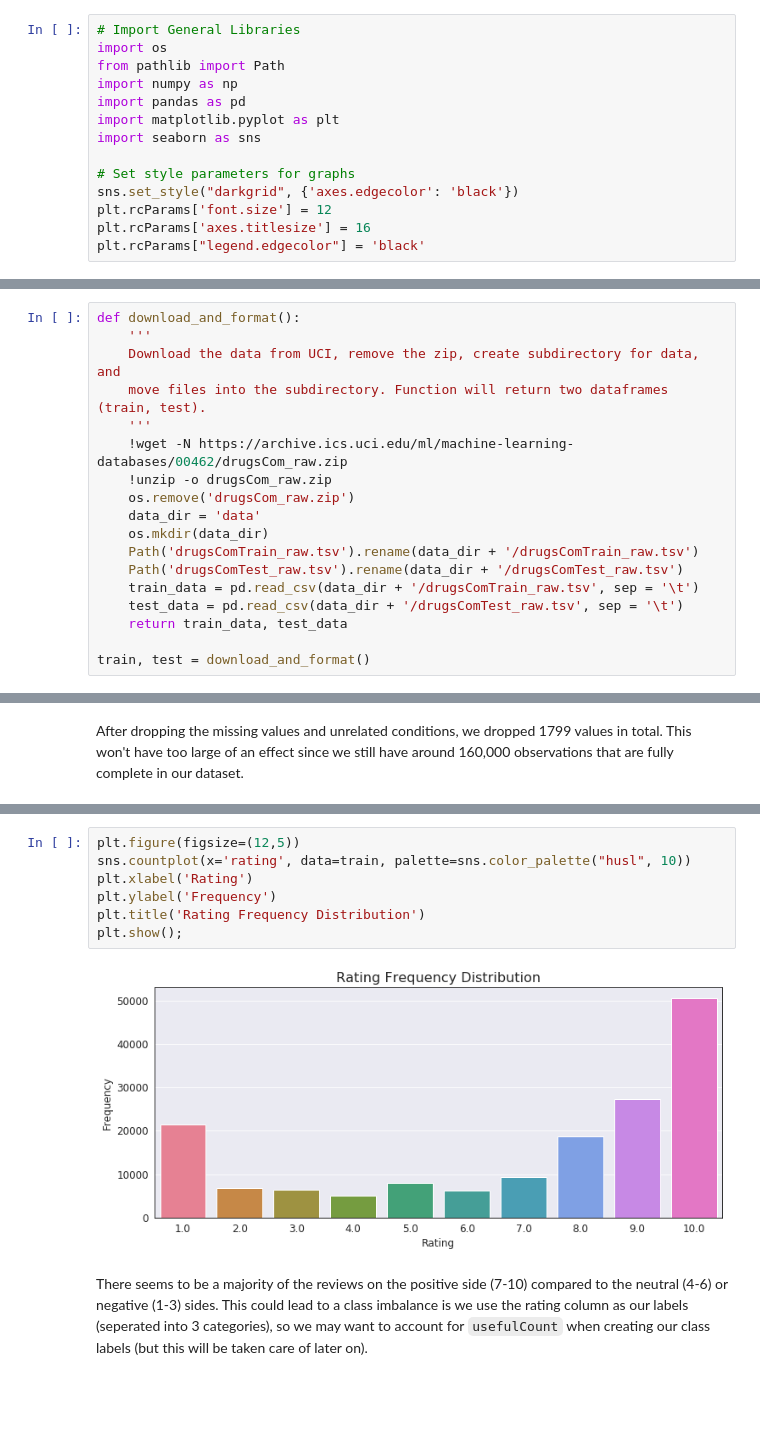
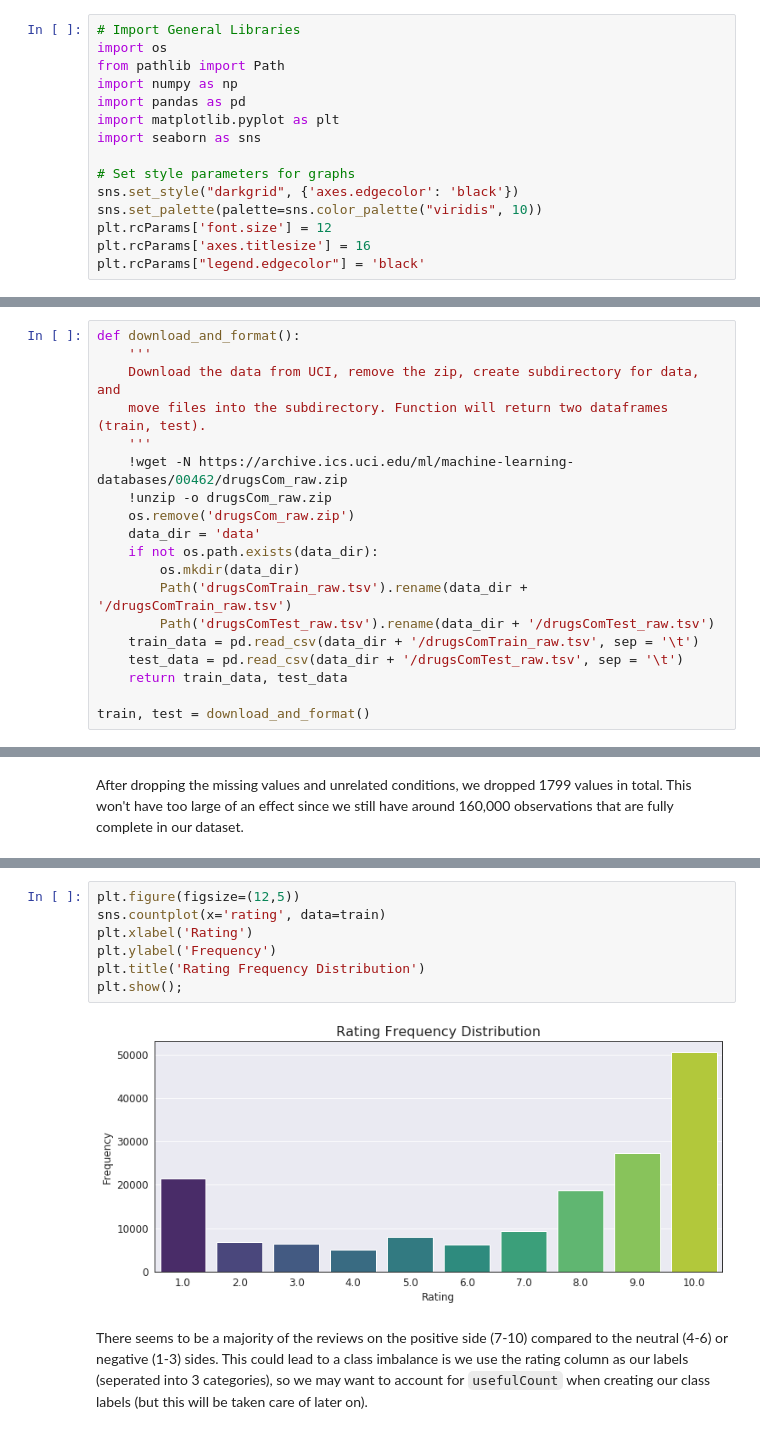
Before and after one commit to dhelms1/drug_data_analysis, a Jupyter notebook: DataExploration.ipynb, the cells around one changed output, grey strips where cells are left out. Saved outputs shown, nothing was run; the diff lists cells and outputs as text; blank space fills up the shorter version.

```diff
--- a/DataExploration.ipynb
+++ b/DataExploration.ipynb
@@ -40,6 +54,7 @@ import seaborn as sns
 
 # Set style parameters for graphs
 sns.set_style("darkgrid", {'axes.edgecolor': 'black'})
+sns.set_palette(palette=sns.color_palette("viridis", 10))
 plt.rcParams['font.size'] = 12
 plt.rcParams['axes.titlesize'] = 16
 plt.rcParams["legend.edgecolor"] = 'black'
@@ -56,9 +71,10 @@ def download_and_format():
     !unzip -o drugsCom_raw.zip
     os.remove('drugsCom_raw.zip')
     data_dir = 'data'
-    os.mkdir(data_dir)
-    Path('drugsComTrain_raw.tsv').rename(data_dir + '/drugsComTrain_raw.tsv')
-    Path('drugsComTest_raw.tsv').rename(data_dir + '/drugsComTest_raw.tsv')
+    if not os.path.exists(data_dir):
+        os.mkdir(data_dir)
+        Path('drugsComTrain_raw.tsv').rename(data_dir + '/drugsComTrain_raw.tsv')
+        Path('drugsComTest_raw.tsv').rename(data_dir + '/drugsComTest_raw.tsv')
     train_data = pd.read_csv(data_dir + '/drugsComTrain_raw.tsv', sep = '\t')
     test_data = pd.read_csv(data_dir + '/drugsComTest_raw.tsv', sep = '\t')
     return train_data, test_data
@@ -147,11 +158,11 @@ Two features we want to further explore in our data is `rating` and `drugName`.
 # %%
 plt.figure(figsize=(12,5))
-sns.countplot(x='rating', data=train, palette=sns.color_palette("husl", 10))
+sns.countplot(x='rating', data=train)
 plt.xlabel('Rating')
 plt.ylabel('Frequency')
 plt.title('Rating Frequency Distribution')
 plt.show();
 # %% [output]
-[figure, old version]
+[figure, new version]
 # %% [markdown]
 There seems to be a majority of the reviews on the positive side (7-10) compared to the neutral (4-6) or negative (1-3) sides. This could lead to a class imbalance is we use the rating column as our labels (seperated into 3 categories), so we may want to account for `usefulCount` when creating our class labels (but this will be taken care of later on).
```
Also changed, not shown: parts of 18 cells of this notebook.
